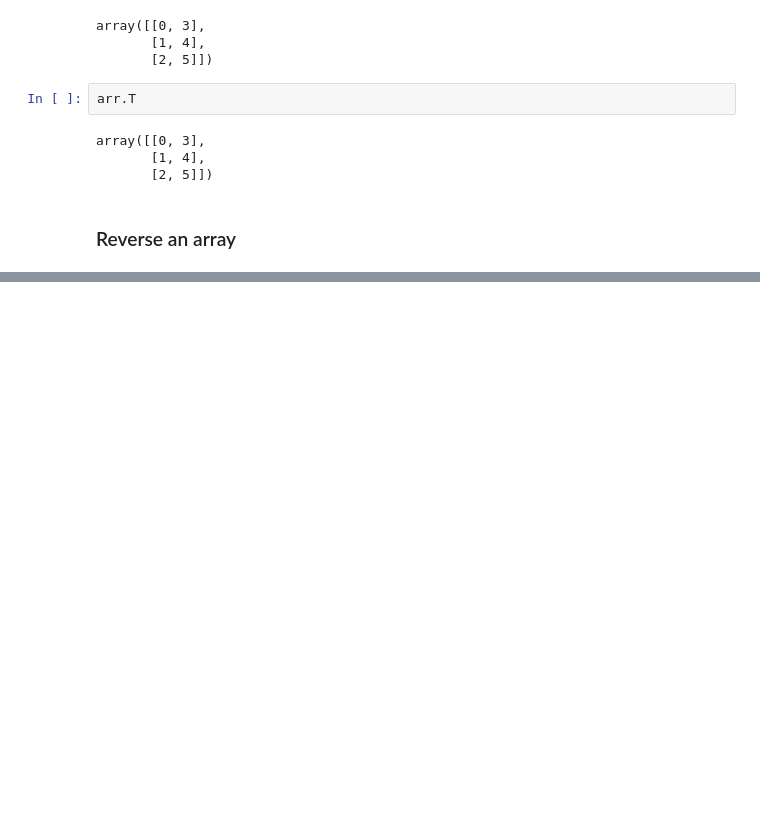
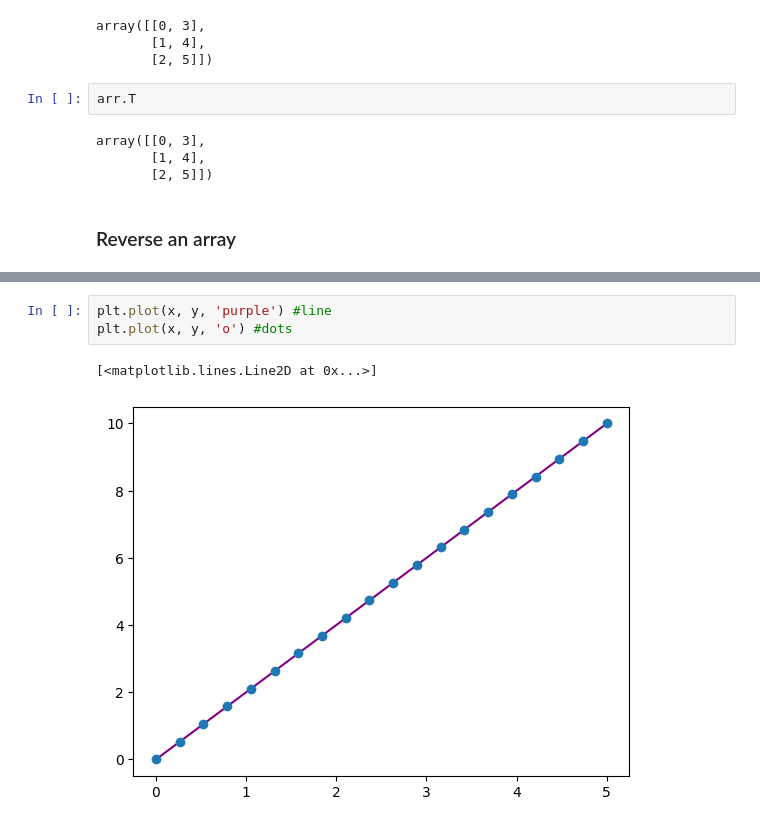
Before and after one commit to backstreetbrogrammer/53_IntroductionToNumPy, a Jupyter notebook: Introduction_To_NumPy.ipynb, the cells around one changed output, grey strips where cells are left out. Cells and saved outputs as stored; diff of their text form; blank space fills up the shorter version.

```diff
--- a/Introduction_To_NumPy.ipynb
+++ b/Introduction_To_NumPy.ipynb
@@ -1102,0 +1406,6 @@ array([[0, 3],
+# %%
+plt.plot(x, y, 'purple') #line
+plt.plot(x, y, 'o') #dots
+# %% [output]
+[<matplotlib.lines.Line2D at 0x...>]
+[figure, added]
```
Also changed, not shown: parts of 73 cells of this notebook, 7 other files.
